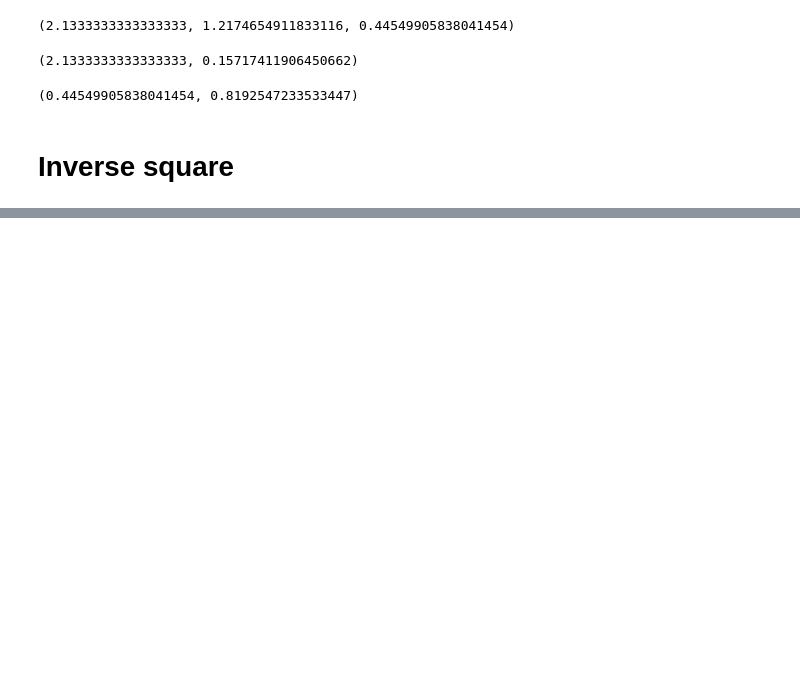
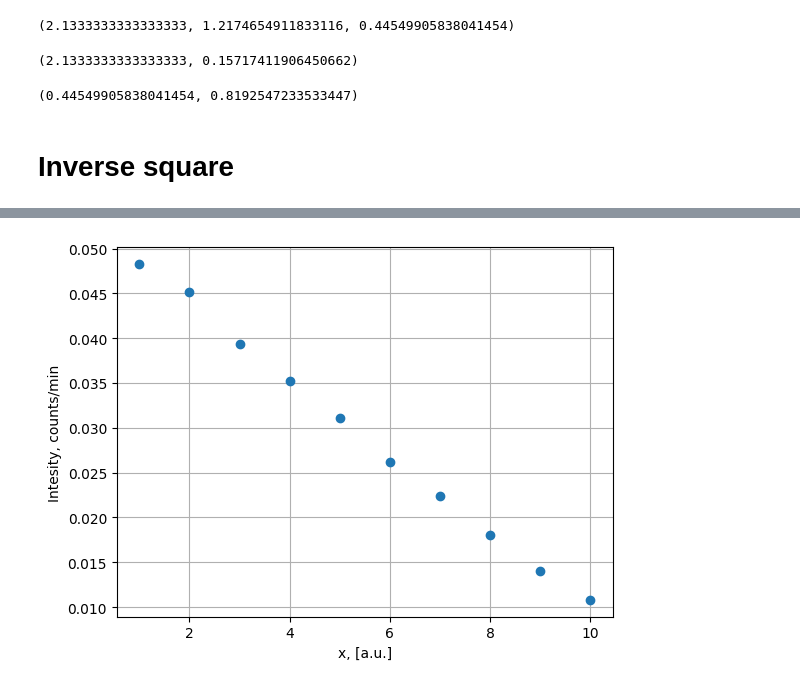
Before and after one commit to evgeny-kolonsky/Lab4_Nuclear, a Jupyter notebook: Lab4_Poisson_test.ipynb, the cells around one changed output, grey strips where cells are left out. Drawn from its saved outputs; the diff is of its cells as text; code cells hidden in the pictures; blank space fills up the shorter version.

```diff
--- a/Lab4_Poisson_test.ipynb
+++ b/Lab4_Poisson_test.ipynb
@@ -99 +99,8 @@ plt.grid()
+# %%
+plt.plot(x, 1/np.sqrt(I), 'o')
+plt.xlabel('x, [a.u.]')
+plt.ylabel('Intesity, counts/min')
+plt.grid()
+# %% [output]
+[figure, added]
 # %% [markdown]
```
Also changed, not shown: parts of 6 cells of this notebook.
